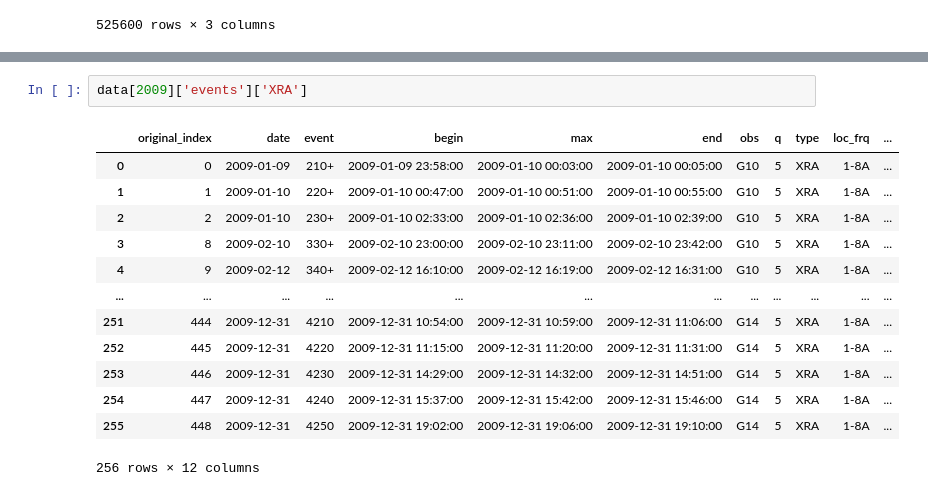
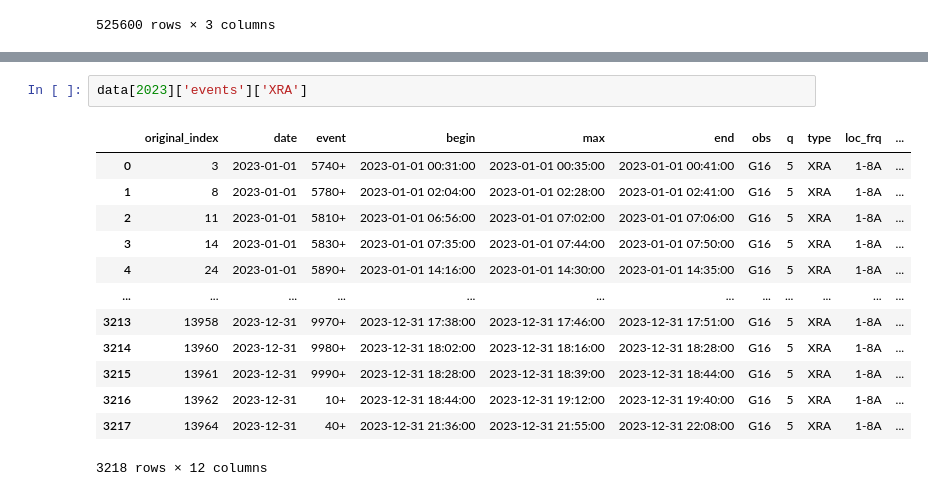
Before and after one commit to DudsFerraz/Solar_Flares_Forecasting, a Jupyter notebook: src/models_trainning/test.ipynb, the cells around one changed output, grey strips where cells are left out. Cells and saved outputs as stored; diff of their text form.

```diff
--- a/src/models_trainning/test.ipynb
+++ b/src/models_trainning/test.ipynb
@@ -144,18 +144,18 @@ data[2009]['events']['FLA']
 | 26 | 417 | 2009-12-23 | 3950+ | 2009-12-23 10:17:00 | 2009-12-23 10:19:00 | 2009-12-23 10:23:00 | SVI | 3 | FLA | S28W61 | ... |
 | 27 | 423 | 2009-12-25 | 4010 | 2009-12-25 23:21:00 | 2009-12-25 23:26:00 | 2009-12-25 23:31:00 | HOL | 3 | FLA | S28E55 | ... |
 # %%
-data[2009]['events']['XRA']
+data[2023]['events']['XRA']
 # %% [output]
 |  | original_index | date | event | begin | max | end | obs | q | type | loc_frq | ... |
-| 0 | 0 | 2009-01-09 | 210+ | 2009-01-09 23:58:00 | 2009-01-10 00:03:00 | 2009-01-10 00:05:00 | G10 | 5 | XRA | 1-8A | ... |
-| 1 | 1 | 2009-01-10 | 220+ | 2009-01-10 00:47:00 | 2009-01-10 00:51:00 | 2009-01-10 00:55:00 | G10 | 5 | XRA | 1-8A | ... |
-| 2 | 2 | 2009-01-10 | 230+ | 2009-01-10 02:33:00 | 2009-01-10 02:36:00 | 2009-01-10 02:39:00 | G10 | 5 | XRA | 1-8A | ... |
-| 3 | 8 | 2009-02-10 | 330+ | 2009-02-10 23:00:00 | 2009-02-10 23:11:00 | 2009-02-10 23:42:00 | G10 | 5 | XRA | 1-8A | ... |
-| 4 | 9 | 2009-02-12 | 340+ | 2009-02-12 16:10:00 | 2009-02-12 16:19:00 | 2009-02-12 16:31:00 | G10 | 5 | XRA | 1-8A | ... |
+| 0 | 3 | 2023-01-01 | 5740+ | 2023-01-01 00:31:00 | 2023-01-01 00:35:00 | 2023-01-01 00:41:00 | G16 | 5 | XRA | 1-8A | ... |
+| 1 | 8 | 2023-01-01 | 5780+ | 2023-01-01 02:04:00 | 2023-01-01 02:28:00 | 2023-01-01 02:41:00 | G16 | 5 | XRA | 1-8A | ... |
+| 2 | 11 | 2023-01-01 | 5810+ | 2023-01-01 06:56:00 | 2023-01-01 07:02:00 | 2023-01-01 07:06:00 | G16 | 5 | XRA | 1-8A | ... |
+| 3 | 14 | 2023-01-01 | 5830+ | 2023-01-01 07:35:00 | 2023-01-01 07:44:00 | 2023-01-01 07:50:00 | G16 | 5 | XRA | 1-8A | ... |
+| 4 | 24 | 2023-01-01 | 5890+ | 2023-01-01 14:16:00 | 2023-01-01 14:30:00 | 2023-01-01 14:35:00 | G16 | 5 | XRA | 1-8A | ... |
 | ... | ... | ... | ... | ... | ... | ... | ... | ... | ... | ... | ... |
-| 251 | 444 | 2009-12-31 | 4210 | 2009-12-31 10:54:00 | 2009-12-31 10:59:00 | 2009-12-31 11:06:00 | G14 | 5 | XRA | 1-8A | ... |
-| 252 | 445 | 2009-12-31 | 4220 | 2009-12-31 11:15:00 | 2009-12-31 11:20:00 | 2009-12-31 11:31:00 | G14 | 5 | XRA | 1-8A | ... |
-| 253 | 446 | 2009-12-31 | 4230 | 2009-12-31 14:29:00 | 2009-12-31 14:32:00 | 2009-12-31 14:51:00 | G14 | 5 | XRA | 1-8A | ... |
-| 254 | 447 | 2009-12-31 | 4240 | 2009-12-31 15:37:00 | 2009-12-31 15:42:00 | 2009-12-31 15:46:00 | G14 | 5 | XRA | 1-8A | ... |
-| 255 | 448 | 2009-12-31 | 4250 | 2009-12-31 19:02:00 | 2009-12-31 19:06:00 | 2009-12-31 19:10:00 | G14 | 5 | XRA | 1-8A | ... |
+| 3213 | 13958 | 2023-12-31 | 9970+ | 2023-12-31 17:38:00 | 2023-12-31 17:46:00 | 2023-12-31 17:51:00 | G16 | 5 | XRA | 1-8A | ... |
+| 3214 | 13960 | 2023-12-31 | 9980+ | 2023-12-31 18:02:00 | 2023-12-31 18:16:00 | 2023-12-31 18:28:00 | G16 | 5 | XRA | 1-8A | ... |
+| 3215 | 13961 | 2023-12-31 | 9990+ | 2023-12-31 18:28:00 | 2023-12-31 18:39:00 | 2023-12-31 18:44:00 | G16 | 5 | XRA | 1-8A | ... |
+| 3216 | 13962 | 2023-12-31 | 10+ | 2023-12-31 18:44:00 | 2023-12-31 19:12:00 | 2023-12-31 19:40:00 | G16 | 5 | XRA | 1-8A | ... |
+| 3217 | 13964 | 2023-12-31 | 40+ | 2023-12-31 21:36:00 | 2023-12-31 21:55:00 | 2023-12-31 22:08:00 | G16 | 5 | XRA | 1-8A | ... |
-256 rows × 12 columns
+3218 rows × 12 columns
```
Also changed, not shown: 3 other files.
